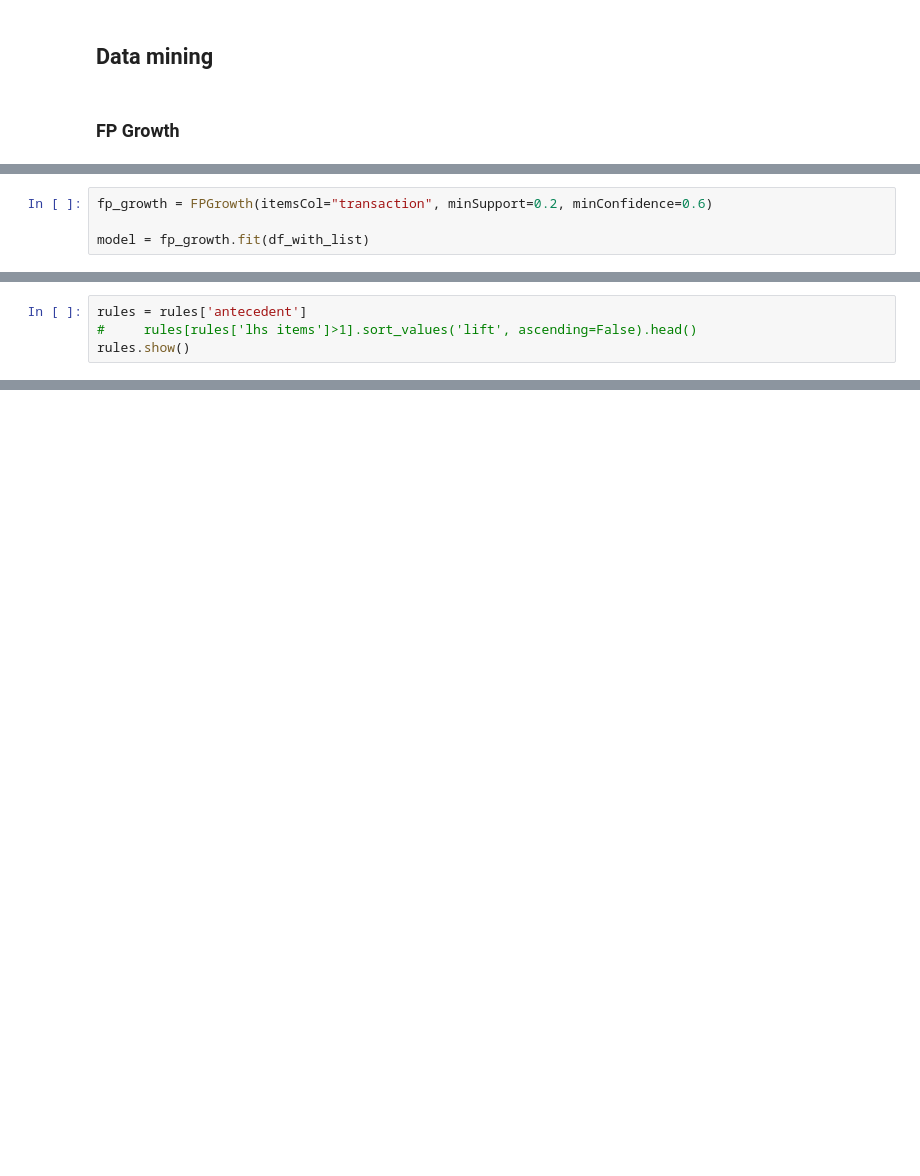
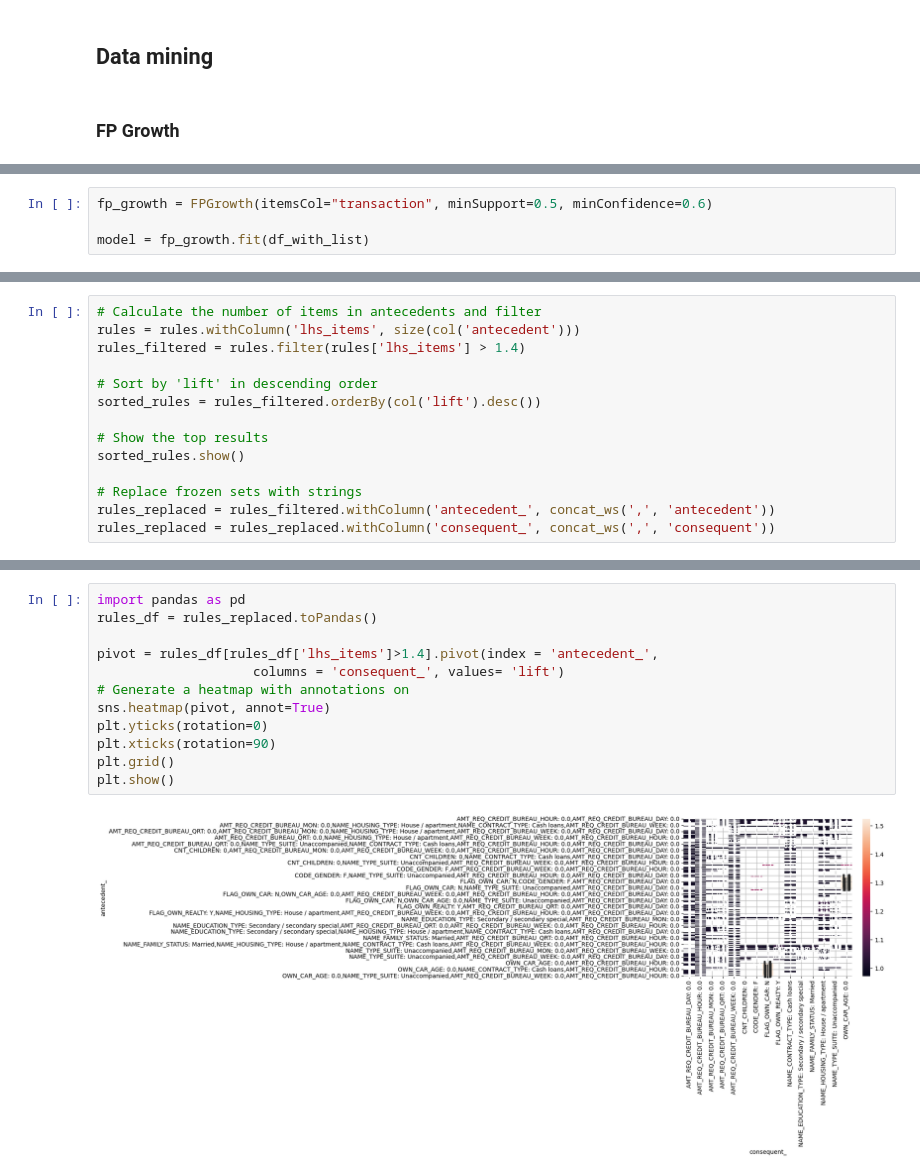
Before and after one commit to bgoo620/INFOSYS_722, a Jupyter notebook: Itteration_4_notebooks/du.ipynb, the cells around one changed output, grey strips where cells are left out. Drawn from its saved outputs; the diff is of its cells as text; blank space fills up the shorter version.

Commit message:
K-means and visual
k means algoritom is working as well as the fpgrowth algorithm is now visualised

```diff
--- a/Itteration_4_notebooks/du.ipynb
+++ b/Itteration_4_notebooks/du.ipynb
@@ -343,7 +346,7 @@ df_with_list.show(truncate=False)
 +----------+-------------------------------------------------------------------------------------------------------------------------------------------------------------------------------------------- ...
 only showing top 20 rows
 # %%
-fp_growth = FPGrowth(itemsCol="transaction", minSupport=0.2, minConfidence=0.6)
+fp_growth = FPGrowth(itemsCol="transaction", minSupport=0.5, minConfidence=0.6)
 
 model = fp_growth.fit(df_with_list)
 # %%
@@ -380,4 +378,0 @@ only showing top 20 rows
-# %%
-rules = rules['antecedent']
-#     rules[rules['lhs items']>1].sort_values('lift', ascending=False).head()
-rules.show()
@@ -388,0 +381,14 @@ rules.show()
+# %%
+# Calculate the number of items in antecedents and filter
+rules = rules.withColumn('lhs_items', size(col('antecedent')))
+rules_filtered = rules.filter(rules['lhs_items'] > 1.4)
+
+# Sort by 'lift' in descending order
+sorted_rules = rules_filtered.orderBy(col('lift').desc())
+
+# Show the top results
+sorted_rules.show()
+
+# Replace frozen sets with strings
+rules_replaced = rules_filtered.withColumn('antecedent_', concat_ws(',', 'antecedent'))
+rules_replaced = rules_replaced.withColumn('consequent_', concat_ws(',', 'consequent'))
@@ -388,0 +413,14 @@ rules.show()
+# %%
+import pandas as pd
+rules_df = rules_replaced.toPandas()
+
+pivot = rules_df[rules_df['lhs_items']>1.4].pivot(index = 'antecedent_',
+                    columns = 'consequent_', values= 'lift')
+# Generate a heatmap with annotations on
+sns.heatmap(pivot, annot=True)
+plt.yticks(rotation=0)
+plt.xticks(rotation=90)
+plt.grid()
+plt.show()
+# %% [output]
+[figure, added]
```
Also changed, not shown: parts of 12 cells of this notebook.
